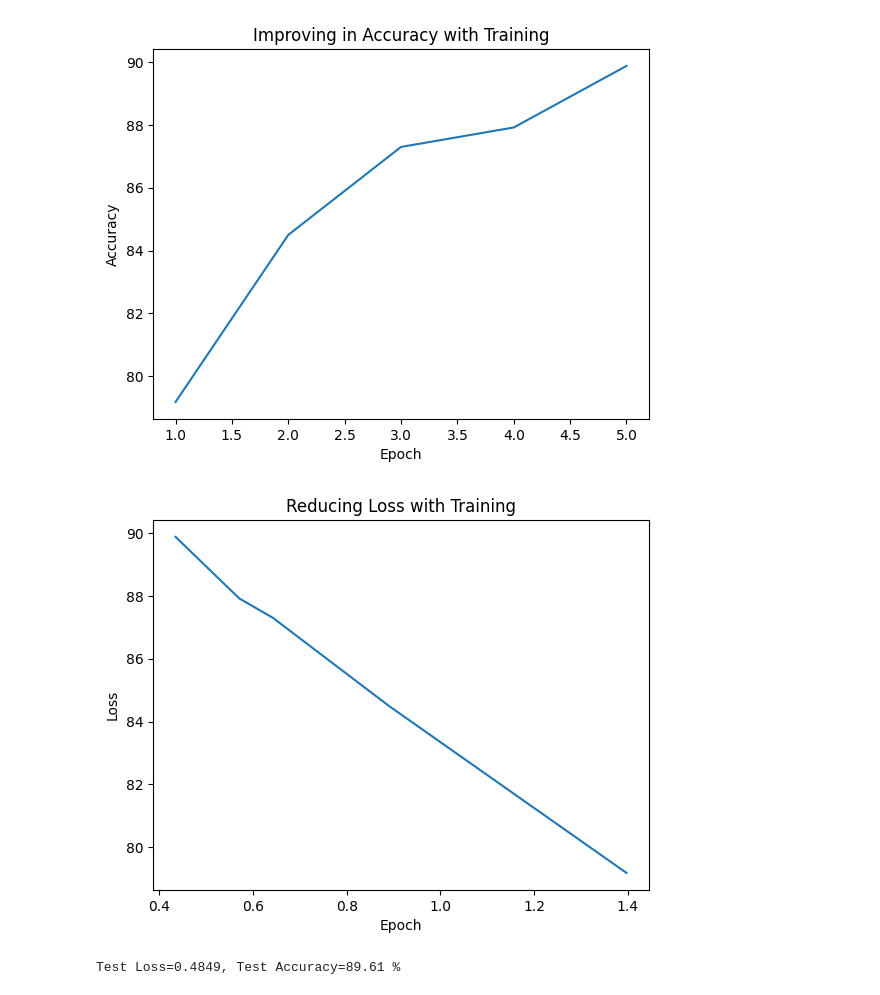
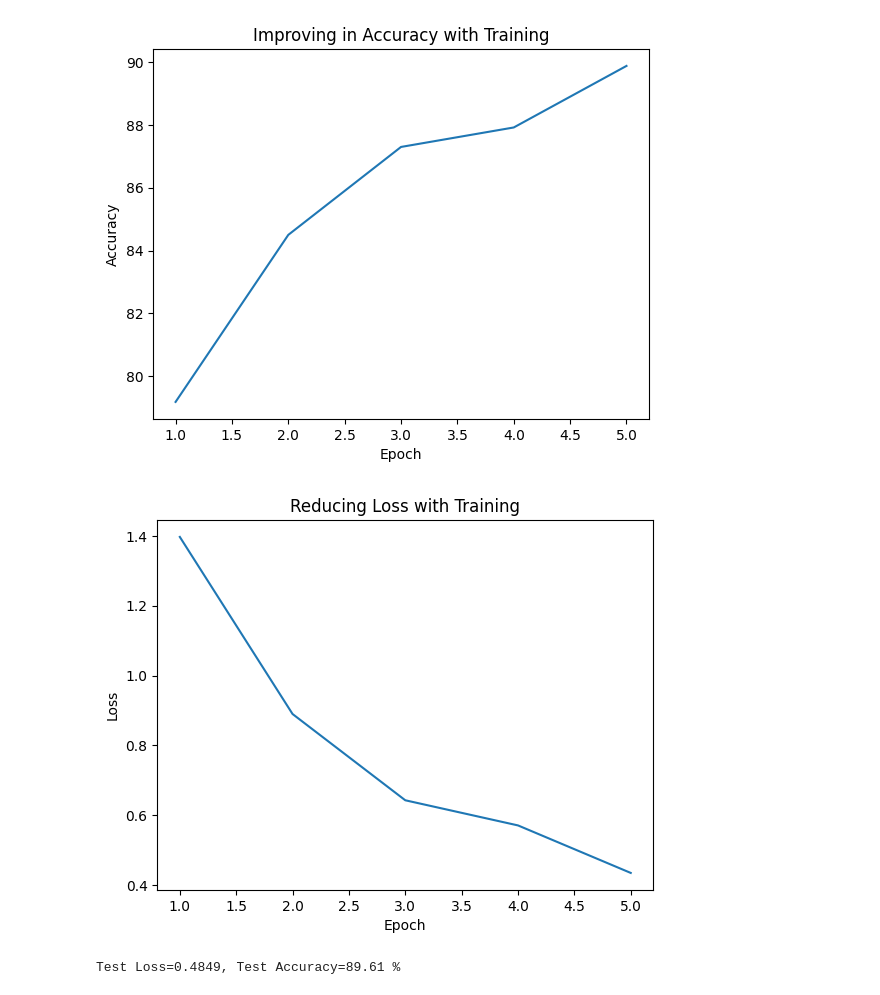
Before and after one commit to yyash145/KeywordExtractor, a Jupyter notebook: KE.ipynb, the cells around one changed output. Cells and saved outputs as stored; diff of their text form; code cells hidden in the pictures.

```diff
--- a/KE.ipynb
+++ b/KE.ipynb
@@ -318,13 +318,13 @@ plt.show()
 # %% [output]
 [figure]
 # %%
-plt.plot(losses, accuracies)
+plt.plot(epochss, losses)
 plt.title("Reducing Loss with Training")
 plt.xlabel("Epoch")
 plt.ylabel("Loss")
 plt.show()
 # %% [output]
-[figure, old version]
+[figure, new version]
 # %%
 test(validate_loader, validate_batches, model)
 # %% [output]
```
Also changed, not shown: parts of 5 cells of this notebook.
